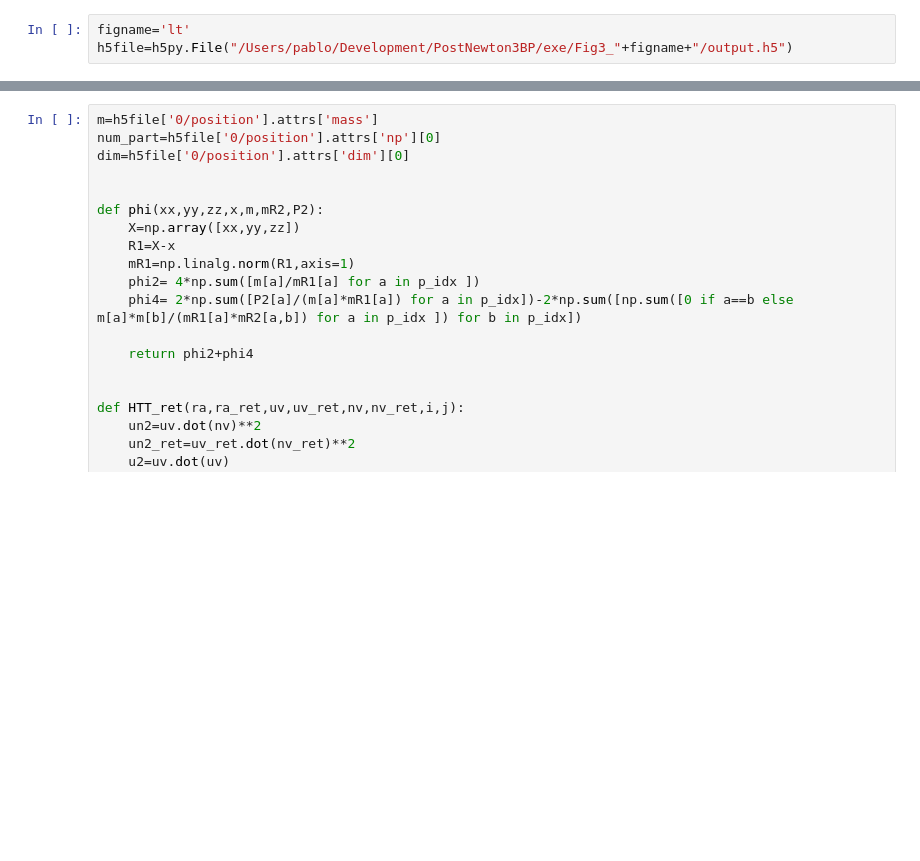
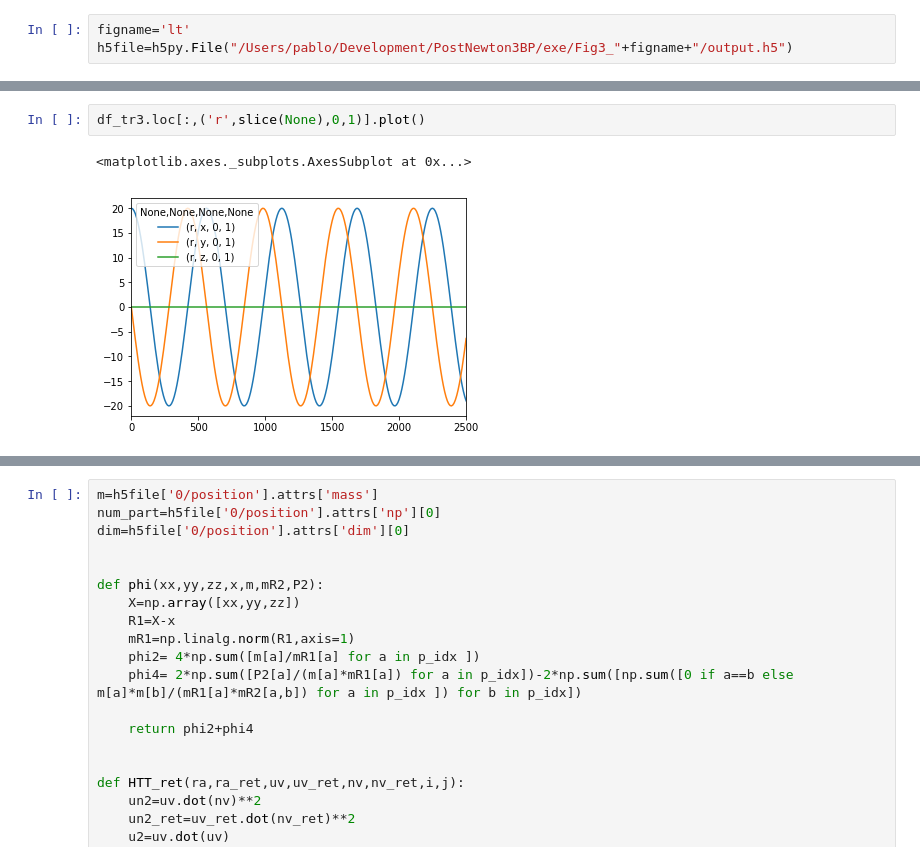
Before and after one commit to pablogalaviz/PostNewton3BP, a Jupyter notebook: utils/Analysis.ipynb, the cells around one changed output, grey strips where cells are left out. Drawn from its saved outputs; the diff is of its cells as text; blank space fills up the shorter version.

```diff
--- a/utils/Analysis.ipynb
+++ b/utils/Analysis.ipynb
@@ -158,6 +180,11 @@ df_tr2=pd.DataFrame(tr2_dict).T
 df_tr3=pd.DataFrame(tr3_dict).T
 
 df_time=pd.DataFrame(time_dict).T
+# %%
+df_tr3.loc[:,('r',slice(None),0,1)].plot()
+# %% [output]
+<matplotlib.axes._subplots.AxesSubplot at 0x...>
+[figure, added]
 # %%
 ax=df_tr3['r']['x'].plot()
 df_tr3['r_ret']['x'].plot(ax=ax)
```
Also changed, not shown: parts of 32 cells of this notebook.
